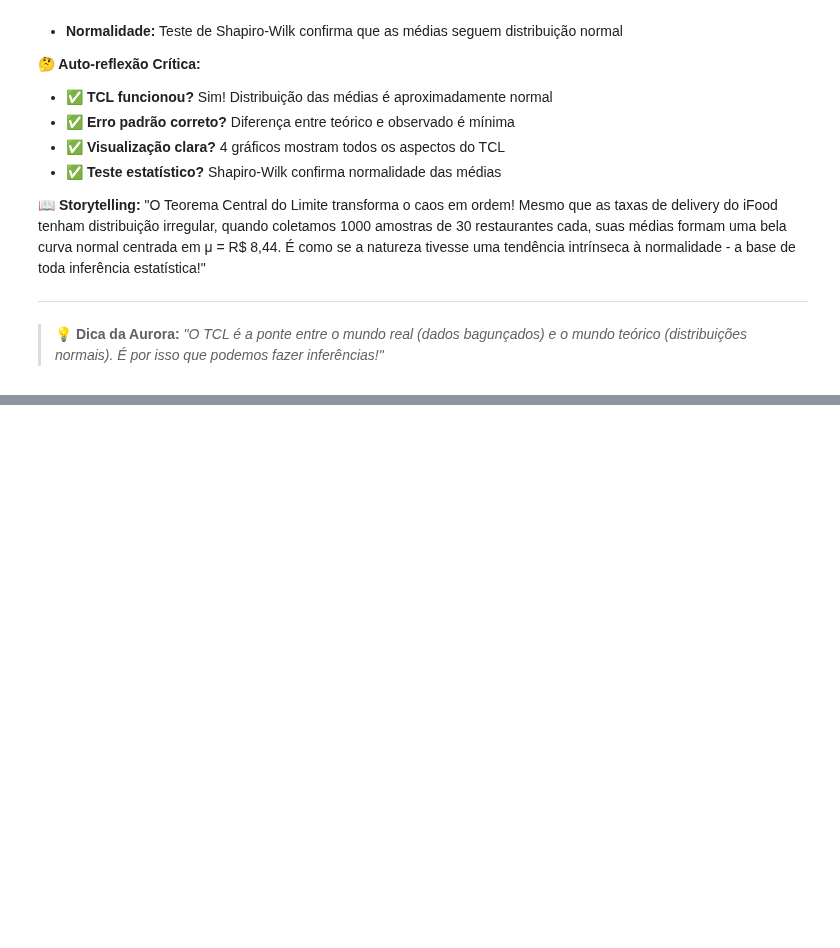
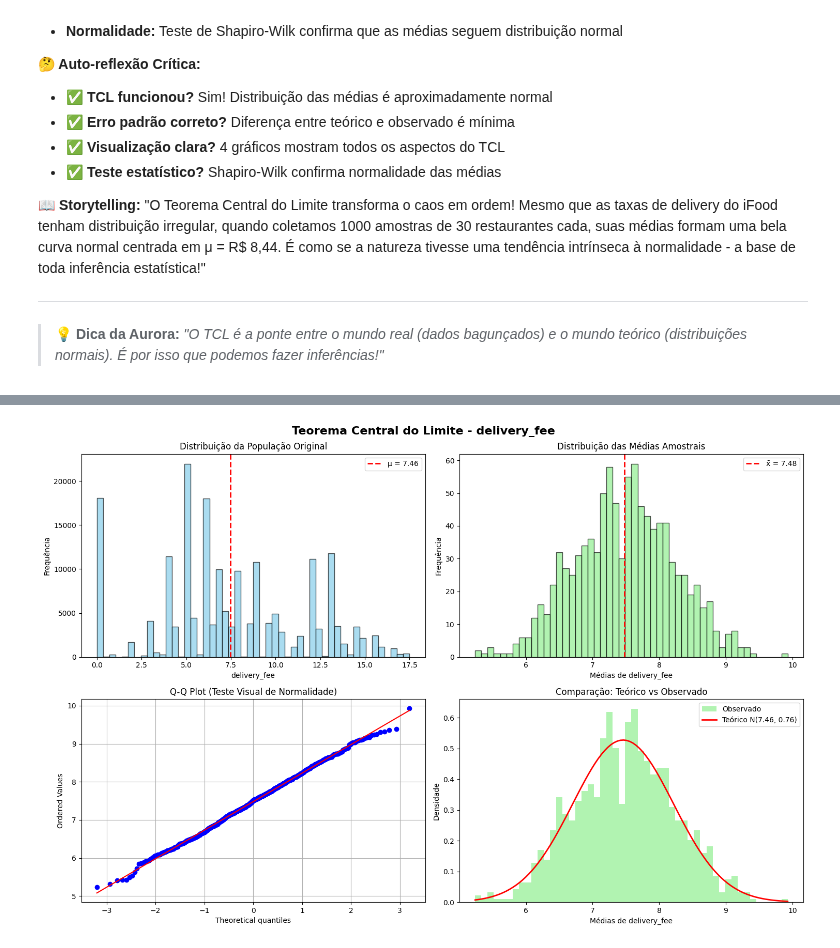
Before and after one commit to Laurentius96/DNC-DataScience, a Jupyter notebook: Materia_7-Estatistica/Aulas/DNC_DSM7_PopulacaoAmostra.ipynb, the cells around one changed output, grey strips where cells are left out. Cells and saved outputs as stored; diff of their text form; code cells hidden in the pictures; blank space fills up the shorter version.

```diff
--- a/Materia_7-Estatistica/Aulas/DNC_DSM7_PopulacaoAmostra.ipynb
+++ b/Materia_7-Estatistica/Aulas/DNC_DSM7_PopulacaoAmostra.ipynb
@@ -1073,13 +1073,15 @@ resultados_tcl = criar_amostras_e_analisar_tcl(df, coluna='delivery_fee',
 
 > **💡 Dica da Aurora:** *"O TCL é a ponte entre o mundo real (dados bagunçados) e o mundo teórico (distribuições normais). É por isso que podemos fazer inferências!"*
 # %%
+# 🎲 BLOCO 5: AMOSTRAGEM ALEATÓRIA E TEOREMA CENTRAL DO LIMITE
 import matplotlib.pyplot as plt
 import seaborn as sns
 from scipy import stats
 
-
 def criar_amostras_e_analisar_tcl(df, coluna='delivery_fee', n_amostras=1000, tamanho_amostra=30):
-
+    """
+    Cria múltiplas amostras aleatórias e demonstra o Teorema Central do Limite
+    """
     print(f"🎯 DEMONSTRAÇÃO DO TEOREMA CENTRAL DO LIMITE")
     print(f"Coluna analisada: {coluna}")
     print(f"Número de amostras: {n_amostras:,}")
@@ -1087,10 +1089,9 @@ def criar_amostras_e_analisar_tcl(df, coluna='delivery_fee', n_amostras=1000, ta
     print("=" * 60)
 
     # Parâmetros populacionais (já calculados no Passo 4)
-
     populacao = df[coluna].dropna()
     mu_pop = populacao.mean()
-    sigma_pop = populacao.srd(ddof=0)
+    sigma_pop = populacao.std(ddof=0)
 
     print(f"📊 PARÂMETROS POPULACIONAIS:")
     print(f"   μ (média populacional): {mu_pop:.2f}")
@@ -1103,7 +1104,7 @@ def criar_amostras_e_analisar_tcl(df, coluna='delivery_fee', n_amostras=1000, ta
     for i in range(n_amostras):
         amostra = populacao.sample(n=tamanho_amostra, replace=True)
         media_amostra = amostra.mean()
-        media_amostra.append(media_amostra)
+        medias_amostrais.append(media_amostra)
 
     medias_amostrais = np.array(medias_amostrais)
 
@@ -1117,3 +1118,67 @@ def criar_amostras_e_analisar_tcl(df, coluna='delivery_fee', n_amostras=1000, ta
     print(f"   σx̄ teórico (erro padrão): {erro_padrao_teorico:.2f}")
     print(f"   σx̄ observado: {erro_padrao_observado:.2f}")
     print(f"   Diferença: {abs(erro_padrao_teorico - erro_padrao_observado):.4f}")
+
+    # Teste de normalidade
+    shapiro_stat, shapiro_p = stats.shapiro(medias_amostrais[:5000])  # Shapiro max 5000
+
+    print(f"\n📈 TESTE DE NORMALIDADE (Shapiro-Wilk):")
+    print(f"   Estatística: {shapiro_stat:.4f}")
+    print(f"   p-valor: {shapiro_p:.6f}")
+    print(f"   Distribuição é normal? {'✅ SIM' if shapiro_p > 0.05 else '❌ NÃO'}")
+
+    # Visualizações
+    fig, axes = plt.subplots(2, 2, figsize=(15, 10))
+    fig.suptitle(f'Teorema Central do Limite - {coluna}', fontsize=16, fontweight='bold')
+
+    # 1. Distribuição da população original
+    axes[0,0].hist(populacao, bins=50, alpha=0.7, color='skyblue', edgecolor='black')
+    axes[0,0].axvline(mu_pop, color='red', linestyle='--', linewidth=2, label=f'μ = {mu_pop:.2f}')
+    axes[0,0].set_title('Distribuição da População Original')
+    axes[0,0].set_xlabel(coluna)
+    axes[0,0].set_ylabel('Frequência')
+    axes[0,0].legend()
+
+    # 2. Distribuição das médias amostrais
+    axes[0,1].hist(medias_amostrais, bins=50, alpha=0.7, color='lightgreen', edgecolor='black')
+    axes[0,1].axvline(media_das_medias, color='red', linestyle='--', linewidth=2,
+                      label=f'x̄ = {media_das_medias:.2f}')
+    axes[0,1].set_title('Distribuição das Médias Amostrais')
+    axes[0,1].set_xlabel(f'Médias de {coluna}')
+    axes[0,1].set_ylabel('Frequência')
+    axes[0,1].legend()
+
+    # 3. Q-Q Plot para verificar normalidade
+    stats.probplot(medias_amostrais, dist="norm", plot=axes[1,0])
+    axes[1,0].set_title('Q-Q Plot (Teste Visual de Normalidade)')
+    axes[1,0].grid(True)
+
+    # 4. Comparação: Teórico vs Observado
+    x = np.linspace(medias_amostrais.min(), medias_amostrais.max(), 100)
+    distribuicao_teorica = stats.norm(mu_pop, erro_padrao_teorico)
+
+    axes[1,1].hist(medias_amostrais, bins=50, density=True, alpha=0.7,
+                   color='lightgreen', label='Observado')
+    axes[1,1].plot(x, distribuicao_teorica.pdf(x), 'r-', linewidth=2,
+                   label=f'Teórico N({mu_pop:.2f}, {erro_padrao_teorico:.2f})')
+    axes[1,1].set_title('Comparação: Teórico vs Observado')
+    axes[1,1].set_xlabel(f'Médias de {coluna}')
+    axes[1,1].set_ylabel('Densidade')
+    axes[1,1].legend()
+
+    plt.tight_layout()
+    plt.show()
+
+    return {
+        'medias_amostrais': medias_amostrais,
+        'mu_pop': mu_pop,
+        'sigma_pop': sigma_pop,
+        'erro_padrao_teorico': erro_padrao_teorico,
+        'erro_padrao_observado': erro_padrao_observado,
+        'shapiro_p': shapiro_p
+    }
+
+# Executar demonstração do TCL
+resultados_tcl = criar_amostras_e_analisar_tcl(df, coluna='delivery_fee',
+                                               n_amostras=1000, tamanho_amostra=30)
+# %% [output]
@@ -1119,0 +1205 @@ def criar_amostras_e_analisar_tcl(df, coluna='delivery_fee', n_amostras=1000, ta
+[figure, added]
```
Also changed, not shown: parts of 2 cells of this notebook.
